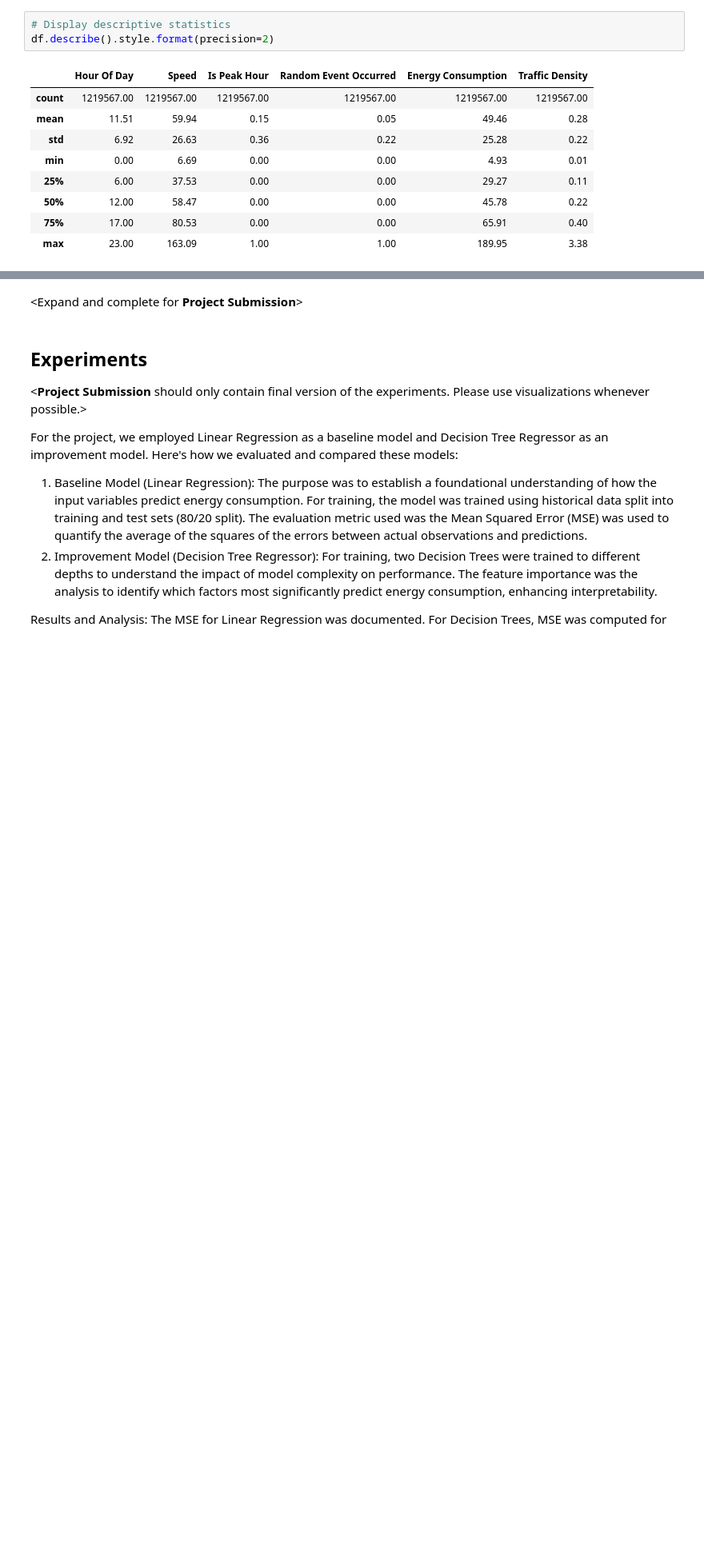
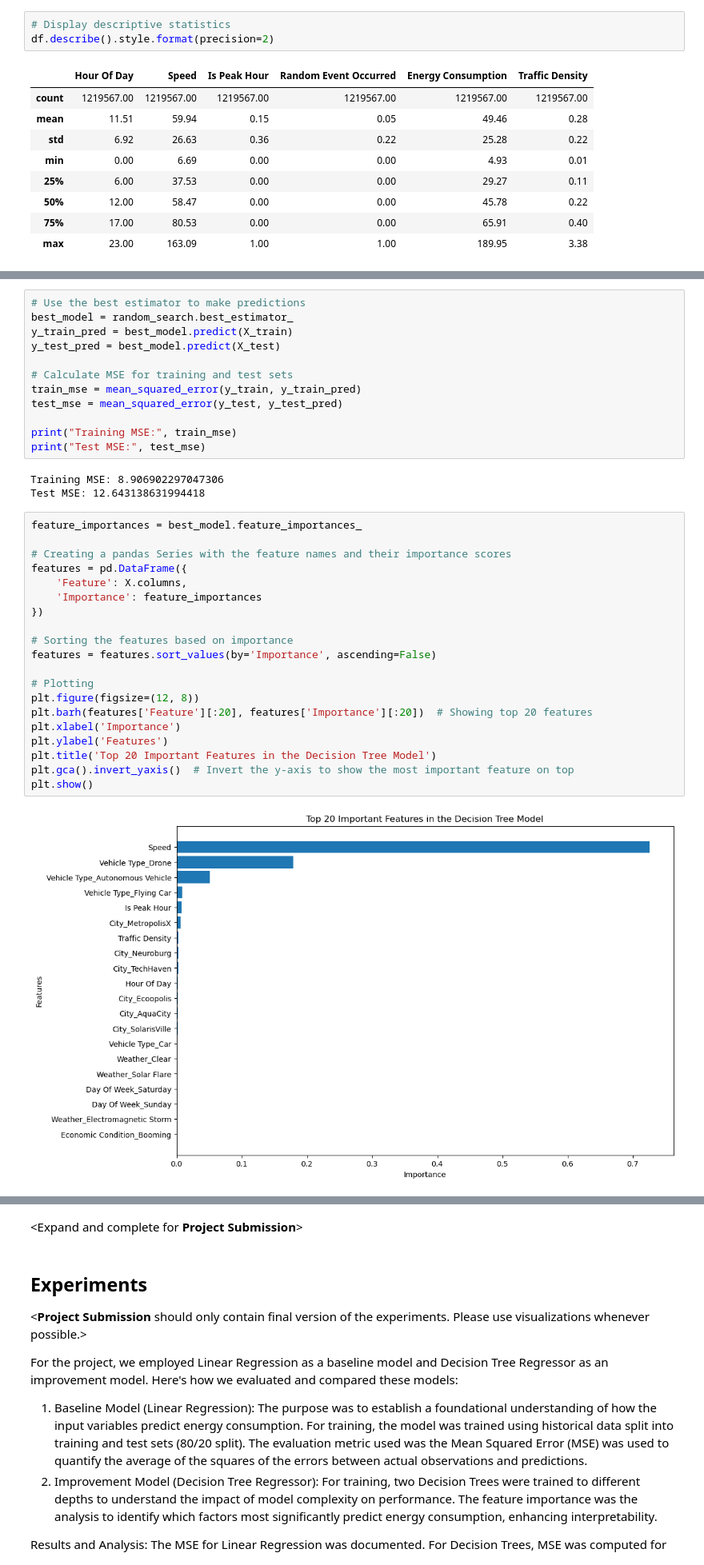
Before and after one commit to zoe-becker/ML-Traffic-Analysis, a Jupyter notebook: ProjectProgress.ipynb, the cells around one changed output, grey strips where cells are left out. Shown at 80% size. Drawn from its saved outputs; the diff is of its cells as text; blank space fills up the shorter version.

Commit message:
adding some more validation for the tree

```diff
--- a/ProjectProgress.ipynb
+++ b/ProjectProgress.ipynb
@@ -471 +522,38 @@ df.describe().style.format(precision=2)
+# %%
+# Use the best estimator to make predictions
+best_model = random_search.best_estimator_
+y_train_pred = best_model.predict(X_train)
+y_test_pred = best_model.predict(X_test)
+
+# Calculate MSE for training and test sets
+train_mse = mean_squared_error(y_train, y_train_pred)
+test_mse = mean_squared_error(y_test, y_test_pred)
+
+print("Training MSE:", train_mse)
+print("Test MSE:", test_mse)
+# %% [output]
+Training MSE: 8.906902297047306
+Test MSE: 12.643138631994418
+# %%
+feature_importances = best_model.feature_importances_
+
+# Creating a pandas Series with the feature names and their importance scores
+features = pd.DataFrame({
+    'Feature': X.columns,
+    'Importance': feature_importances
+})
+
+# Sorting the features based on importance
+features = features.sort_values(by='Importance', ascending=False)
+
+# Plotting
+plt.figure(figsize=(12, 8))
+plt.barh(features['Feature'][:20], features['Importance'][:20])  # Showing top 20 features
+plt.xlabel('Importance')
+plt.ylabel('Features')
+plt.title('Top 20 Important Features in the Decision Tree Model')
+plt.gca().invert_yaxis()  # Invert the y-axis to show the most important feature on top
+plt.show()
+# %% [output]
+[figure, added]
 # %% [markdown]
```
Also changed, not shown: parts of 7 cells of this notebook, 1 other file.
